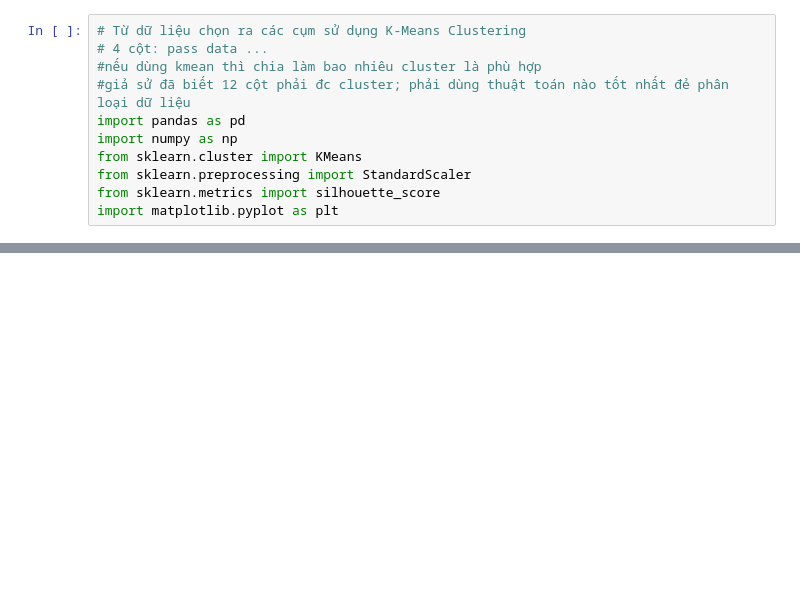
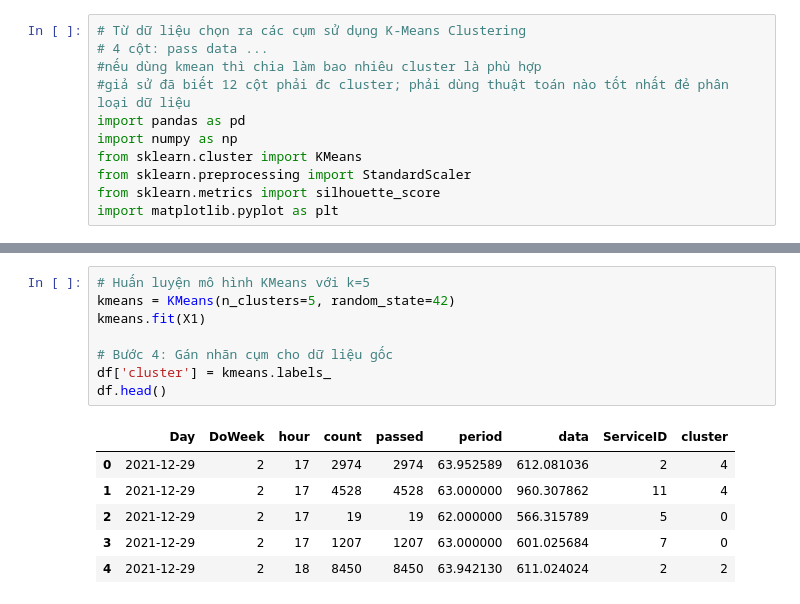
Before and after one commit to giunzz/Data_Science, a Jupyter notebook: Tuan7/BT7.ipynb, the cells around one changed output, grey strips where cells are left out. Drawn from its saved outputs; the diff is of its cells as text; blank space fills up the shorter version.

```diff
--- a/Tuan7/BT7.ipynb
+++ b/Tuan7/BT7.ipynb
@@ -64,0 +52,15 @@ plt.plot(K , loss_s)
+# %%
+# Huấn luyện mô hình KMeans với k=5
+kmeans = KMeans(n_clusters=5, random_state=42)
+kmeans.fit(X1)
+
+# Bước 4: Gán nhãn cụm cho dữ liệu gốc
+df['cluster'] = kmeans.labels_
+df.head()
+# %% [output]
+|  | Day | DoWeek | hour | count | passed | period | data | ServiceID | cluster |
+| 0 | 2021-12-29 | 2 | 17 | 2974 | 2974 | 63.952589 | 612.081036 | 2 | 4 |
+| 1 | 2021-12-29 | 2 | 17 | 4528 | 4528 | 63.000000 | 960.307862 | 11 | 4 |
+| 2 | 2021-12-29 | 2 | 17 | 19 | 19 | 62.000000 | 566.315789 | 5 | 0 |
+| 3 | 2021-12-29 | 2 | 17 | 1207 | 1207 | 63.000000 | 601.025684 | 7 | 0 |
+| 4 | 2021-12-29 | 2 | 18 | 8450 | 8450 | 63.942130 | 611.024024 | 2 | 2 |
```
Also changed, not shown: parts of 8 cells of this notebook.
